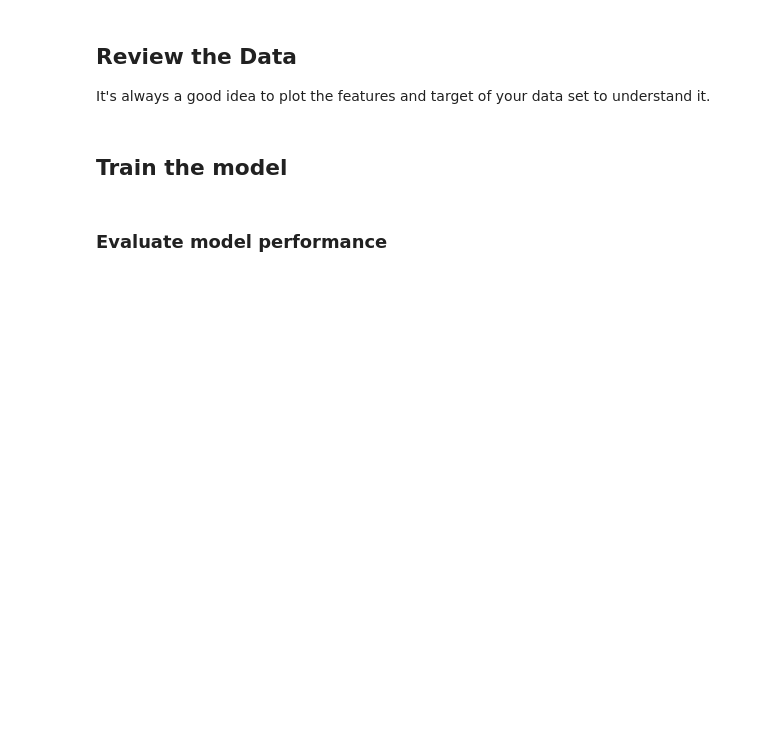
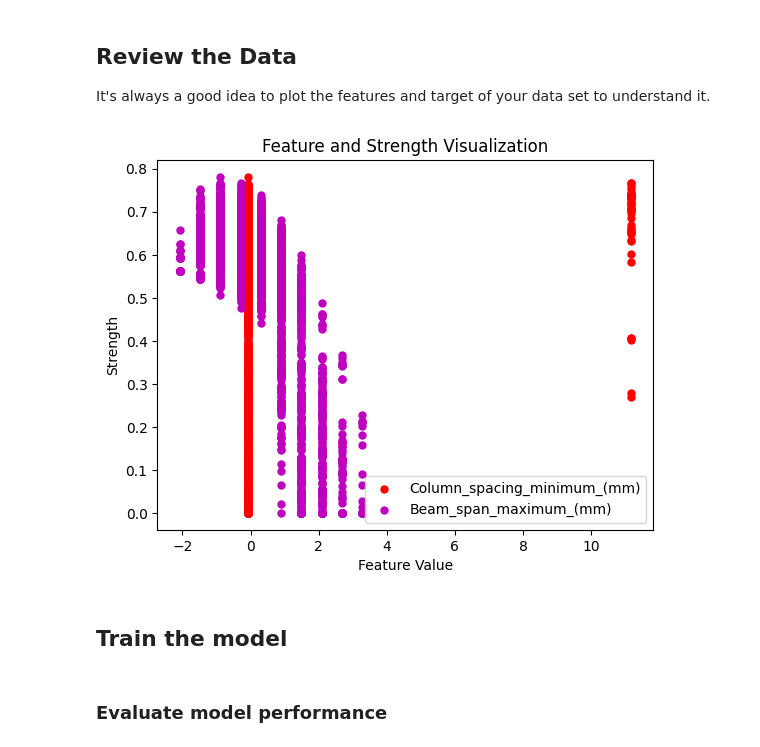
Before and after one commit to Jasp3r16/AR0202, a Jupyter notebook: Jasper_NeuralNetworks_Regression_Follow Along_R1.ipynb, the cells around one changed output. Saved outputs shown, nothing was run; the diff lists cells and outputs as text; code cells hidden in the pictures; blank space fills up the shorter version.

```diff
--- a/Jasper_NeuralNetworks_Regression_Follow Along_R1.ipynb
+++ b/Jasper_NeuralNetworks_Regression_Follow Along_R1.ipynb
@@ -22,7 +17,7 @@ save_file_location = folder + '\\concrete_data_with_predictions.csv'
 #Import the CSV File
 import pandas as pd
 
-df = pd.read_csv(data_file_location, sep=";", header=0)
+df = pd.read_csv("column_data_5000_clean.csv", sep=";", header=0)
 
 #Print the dataframe to check it
 print(tabulate(df, headers='keys', tablefmt='psql'))
@@ -30,8 +43,8 @@ print(tabulate(df, headers='keys', tablefmt='psql'))
 #Normalize the data
 from sklearn.preprocessing import StandardScaler
 
-X = df.drop(['compressive_strength'], axis=1)
-y = df.compressive_strength
+X = df.drop(["Name","Y_label"], axis=1)
+y = df.Y_label
 
 #assign the df to a new variable
 X_norm = X
@@ -42,14 +55,9 @@ X_normalized = scaler.fit_transform(X)
 
 #normalize the values and save them to the new dataframe
 for index, row in X_norm.iterrows():
-    X_norm.at[index, 'cement'] = X_normalized[index, 0]
-    X_norm.at[index, 'slag'] = X_normalized[index, 1]
-    X_norm.at[index, 'fly_ash'] = X_normalized[index, 2]
-    X_norm.at[index, 'water'] = X_normalized[index, 3]
-    X_norm.at[index, 'superplasticizer'] = X_normalized[index, 4]
-    X_norm.at[index, 'coarse_aggregate'] = X_normalized[index, 5]
-    X_norm.at[index, 'fine_aggregate'] = X_normalized[index, 6]
-    X_norm.at[index, 'age'] = X_normalized[index, 7]
-
+    X_norm.at[index, "Number_of_columns_X"] = X_normalized[index, 0]
+    X_norm.at[index, "Number_of_columns_Y"] = X_normalized[index, 1]
+    X_norm.at[index, "Column_spacing_minimum_(mm)"] = X_normalized[index, 2]
+    X_norm.at[index, "Beam_span_maximum_(mm)"] = X_normalized[index, 3]
 
 print(tabulate(X_norm, headers='keys', tablefmt='psql'))
@@ -60,16 +86,18 @@ It's always a good idea to plot the features and target of your data set to unde
 # %%
 #Plot features against target (strength)
 
 import matplotlib.pyplot as plt
 
 # plot select features against the strength
-plt.scatter(X['cement'], y, s=25, c='r', label = "cement")
-plt.scatter(X['age'], y, s=25, c='m', label = "age")
+plt.scatter(X["Column_spacing_minimum_(mm)"], y, s=25, c='r', label = "Column_spacing_minimum_(mm)")
+plt.scatter(X["Beam_span_maximum_(mm)"], y, s=25, c='m', label = "Beam_span_maximum_(mm)")
 plt.title('Feature and Strength Visualization')
 plt.xlabel('Feature Value')
 plt.ylabel('Strength')
 plt.legend()
 plt.show()
+# %% [output]
+[figure, added]
 # %%
 #plot 2 features against the target (strength) with strength represented in the Z axis
 #use the Z filter to visualize points with strengths above a threshold
```
Also changed, not shown: parts of 3 cells of this notebook, 1 other file.
